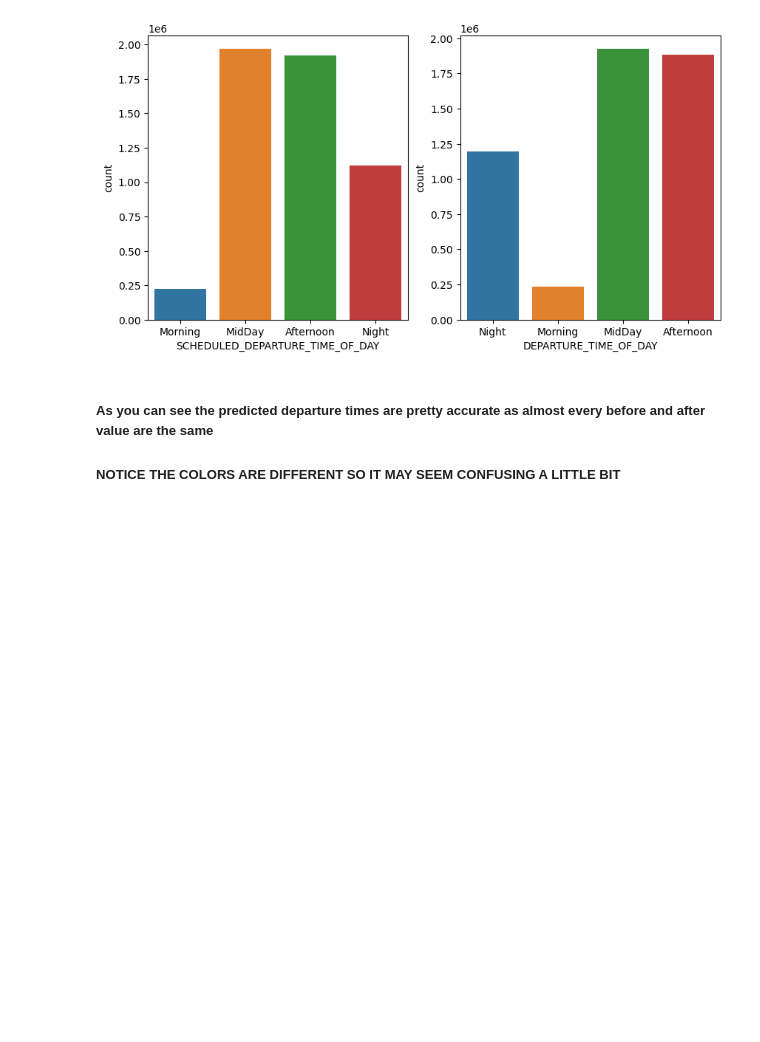
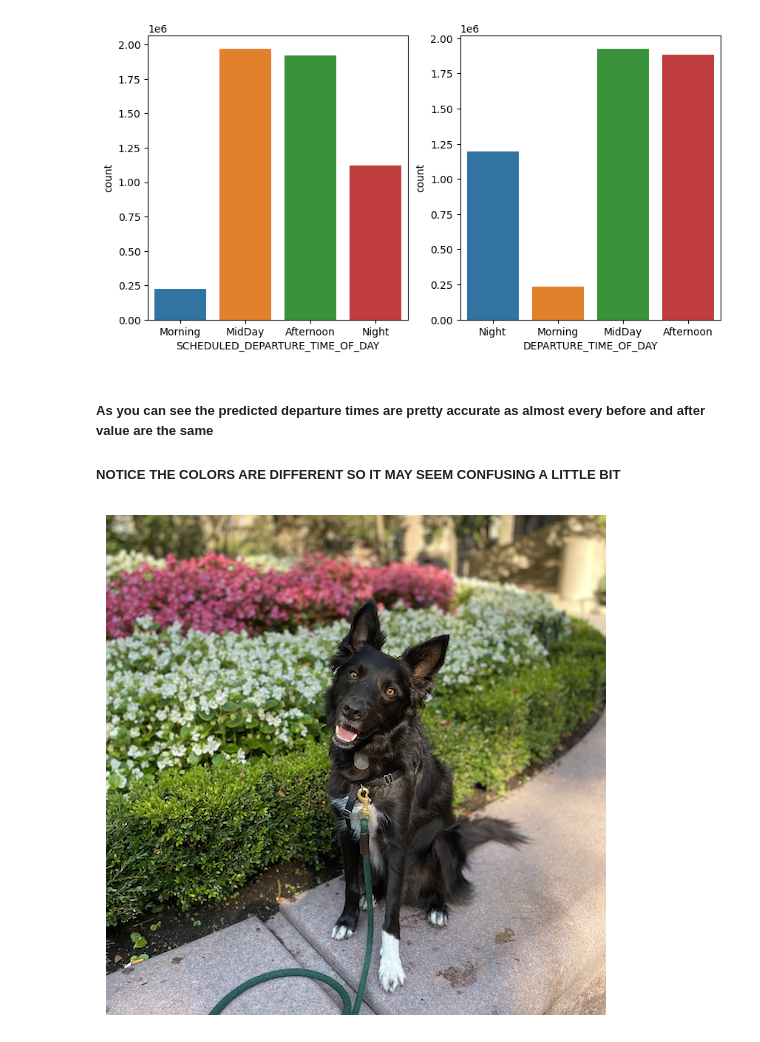
Before and after one commit to 3mkTawfik/DEProject2, a Jupyter notebook: DEProject2.ipynb, the cells around one changed output. Drawn from its saved outputs; the diff is of its cells as text; code cells hidden in the pictures; blank space fills up the shorter version.

```diff
--- a/DEProject2.ipynb
+++ b/DEProject2.ipynb
@@ -334,3 +334,7 @@ sns.countplot(x='DEPARTURE_TIME_OF_DAY',data = df,ax=axs[1])
 # %% [markdown]
 <h5>As you can see the predicted departure times are pretty accurate as almost every before and after value are the same</h5>
 <h5>NOTICE THE COLORS ARE DIFFERENT SO IT MAY SEEM CONFUSING A LITTLE BIT</h5>
+# %%
+sns.dogplot()
+# %% [output]
+[figure, added]
```
